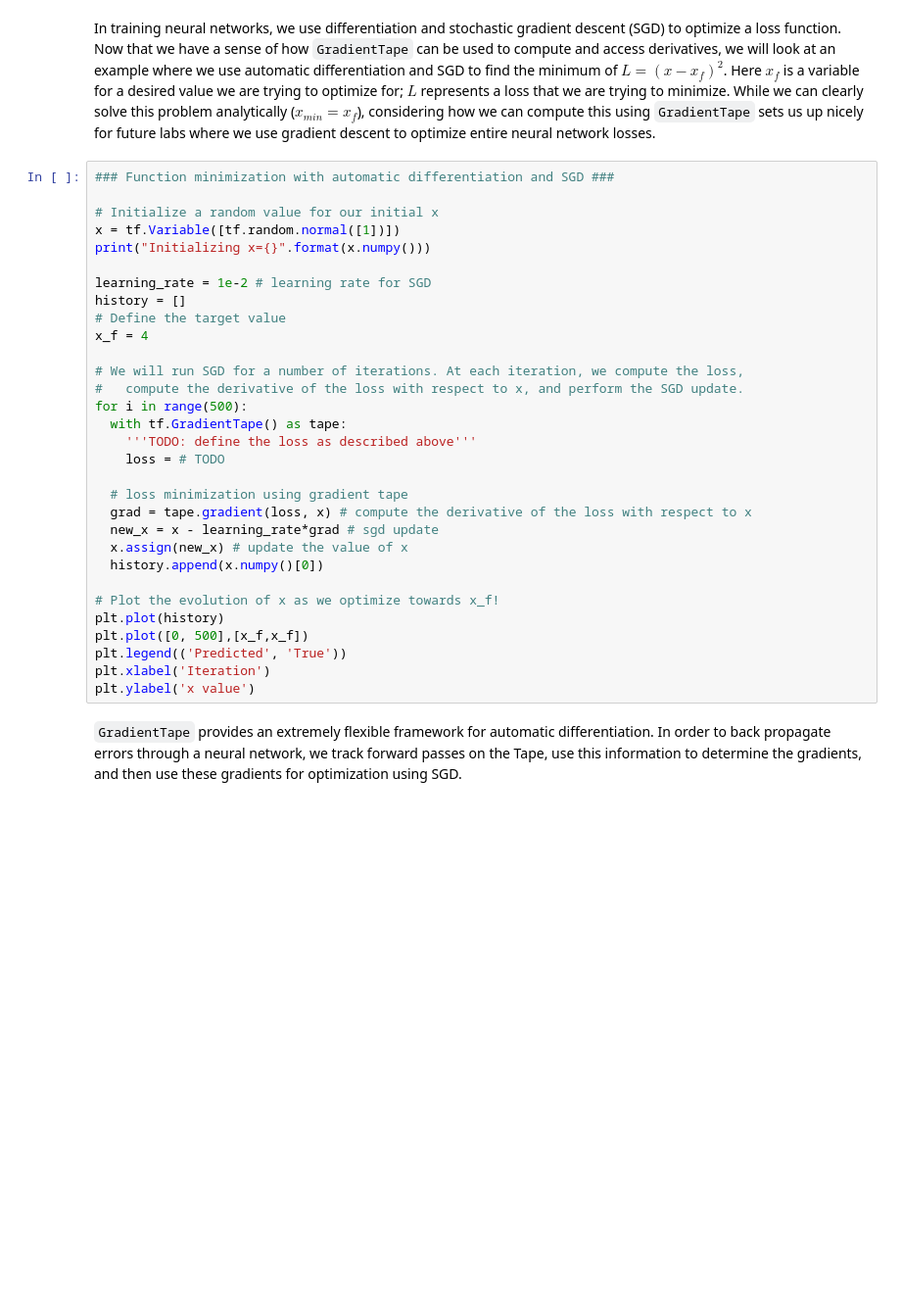
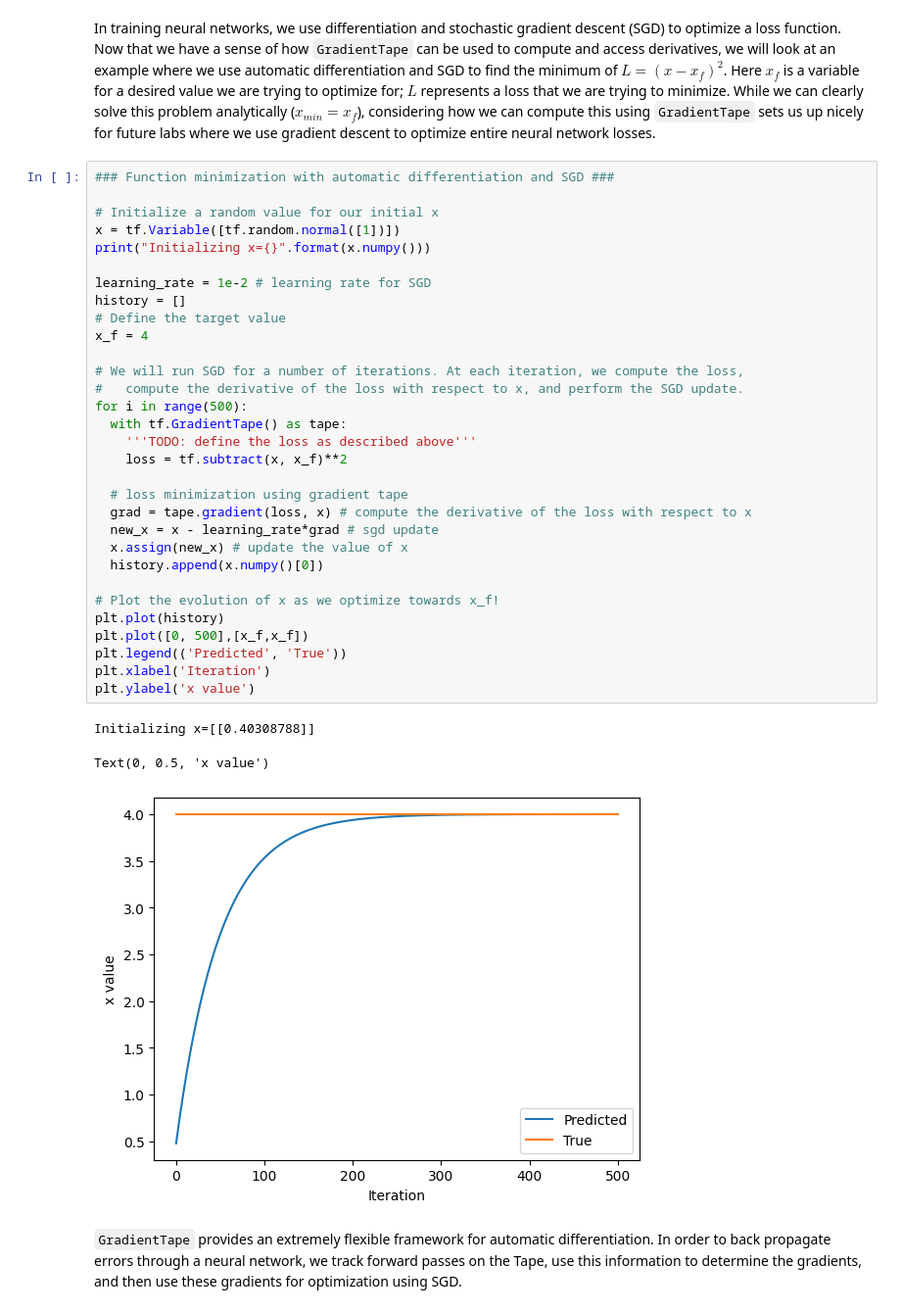
Before and after one commit to aurora-nat/machine-vision-course, a Jupyter notebook: labs/lab1/Part1_TensorFlow.ipynb, the cells around one changed output. Shown at 98% size. Cells and saved outputs as stored; diff of their text form; blank space fills up the shorter version.

```diff
--- a/labs/lab1/Part1_TensorFlow.ipynb
+++ b/labs/lab1/Part1_TensorFlow.ipynb
@@ -373,33 +380,37 @@ In training neural networks, we use differentiation and stochastic gradient desc
 # %%
 ### Function minimization with automatic differentiation and SGD ###
 
 # Initialize a random value for our initial x
 x = tf.Variable([tf.random.normal([1])])
 print("Initializing x={}".format(x.numpy()))
 
 learning_rate = 1e-2 # learning rate for SGD
 history = []
 # Define the target value
 x_f = 4
 
 # We will run SGD for a number of iterations. At each iteration, we compute the loss,
 #   compute the derivative of the loss with respect to x, and perform the SGD update.
 for i in range(500):
   with tf.GradientTape() as tape:
     '''TODO: define the loss as described above'''
-    loss = # TODO
+    loss = tf.subtract(x, x_f)**2
 
   # loss minimization using gradient tape
   grad = tape.gradient(loss, x) # compute the derivative of the loss with respect to x
   new_x = x - learning_rate*grad # sgd update
   x.assign(new_x) # update the value of x
   history.append(x.numpy()[0])
 
 # Plot the evolution of x as we optimize towards x_f!
 plt.plot(history)
 plt.plot([0, 500],[x_f,x_f])
 plt.legend(('Predicted', 'True'))
 plt.xlabel('Iteration')
 plt.ylabel('x value')
+# %% [output]
+Initializing x=[[0.40308788]]
+Text(0, 0.5, 'x value')
+[figure, added]
 # %% [markdown]
 `GradientTape` provides an extremely flexible framework for automatic differentiation. In order to back propagate errors through a neural network, we track forward passes on the Tape, use this information to determine the gradients, and then use these gradients for optimization using SGD.
```
Also changed, not shown: parts of 8 cells of this notebook.
